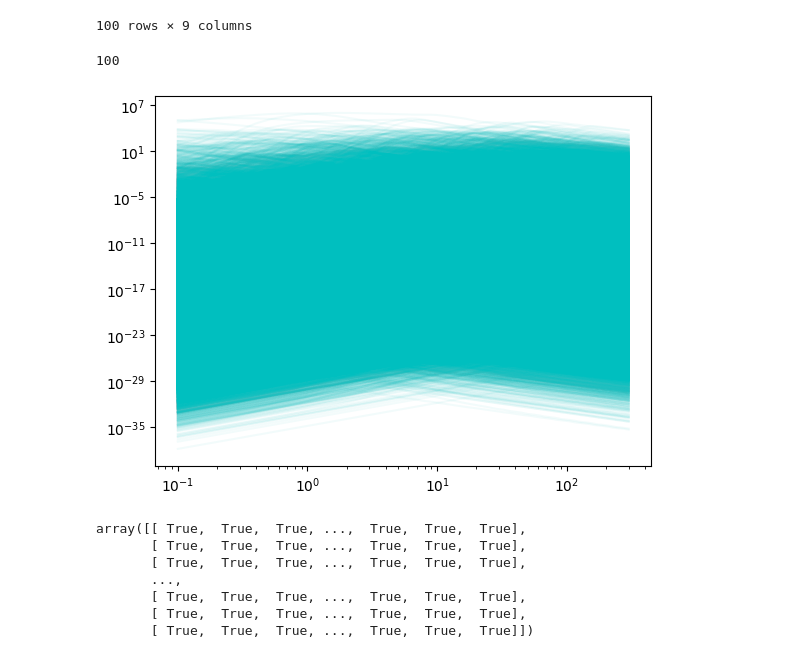
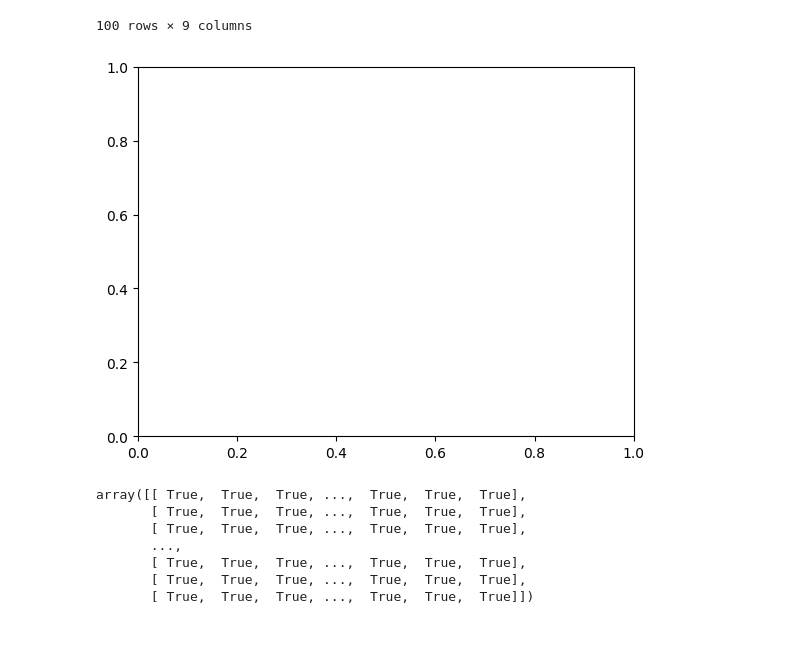
Before and after one commit to wfw23/MPhys_project, a Jupyter notebook: emulation.ipynb, the cells around one changed output. Cells and saved outputs as stored; diff of their text form; code cells hidden in the pictures.

Commit message:
testing time arrays for emulator

```diff
--- a/emulation.ipynb
+++ b/emulation.ipynb
@@ -203,7 +208,5 @@ testing
 # %%
+#time2
 time = np.linspace(0.1, 1, 10) #20 pints bewteen 0.1 and 1 day
-time=np.insert(time,10,np.linspace(1.2,10,20))
-time=np.insert(time,30,np.linspace(12,300,70))
-len(time)
+time=np.insert(time,10,np.linspace(1.2,10,30))
+time=np.insert(time,40,np.linspace(12,300,110))
-# %% [output]
-100
@@ -210,12 +218,17 @@ len(time)
+# %%
+time = np.linspace(0.1, 1, 10) #20 pints bewteen 0.1 and 1 day
+time=np.insert(time,10,np.linspace(1.2,10,20))
+time=np.insert(time,30,np.linspace(12,100,30))
+time=np.insert(time,60,np.linspace(102,300,40))
 # %%
 ys = np.zeros((num-tnum, len(time)))  #ys
 
 ax= plt.subplot()
 
 for i in range(num-tnum):
     ys[i]= new_tophat_func(time, **unprocessed.iloc[i])
-    ax.loglog(time, ys[i], color='c', alpha=0.05)
+    #ax.loglog(time, ys[i], color='c', alpha=0.05)
 plt.show()
 # %% [output]
-[figure, old version]
+[figure, new version]
 # %%
```
Also changed, not shown: parts of 14 cells of this notebook, 18 other files.
